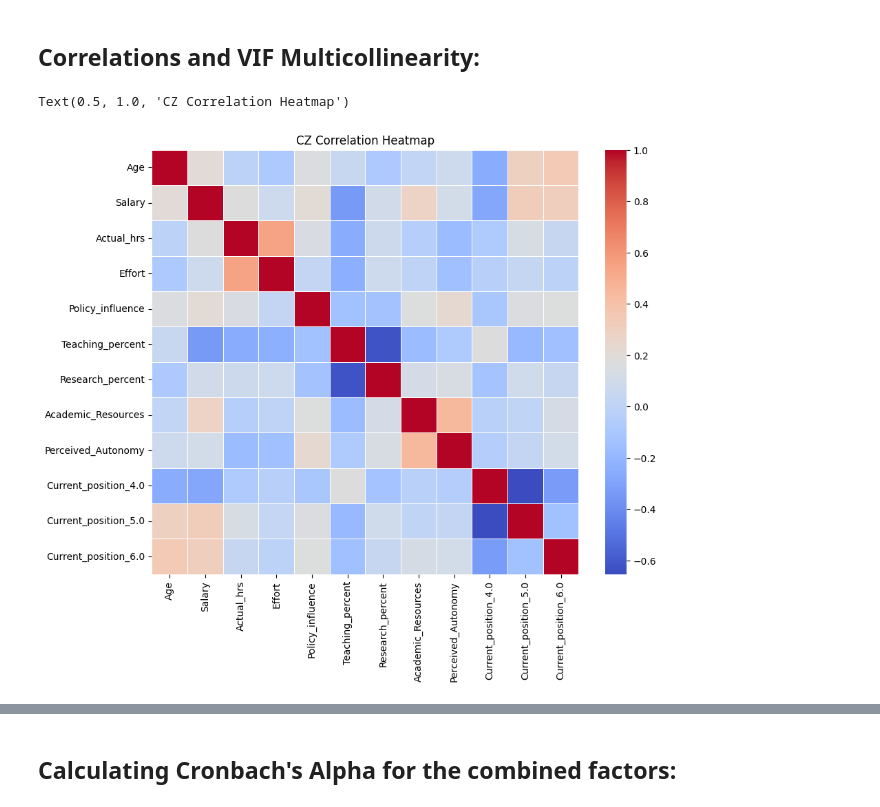
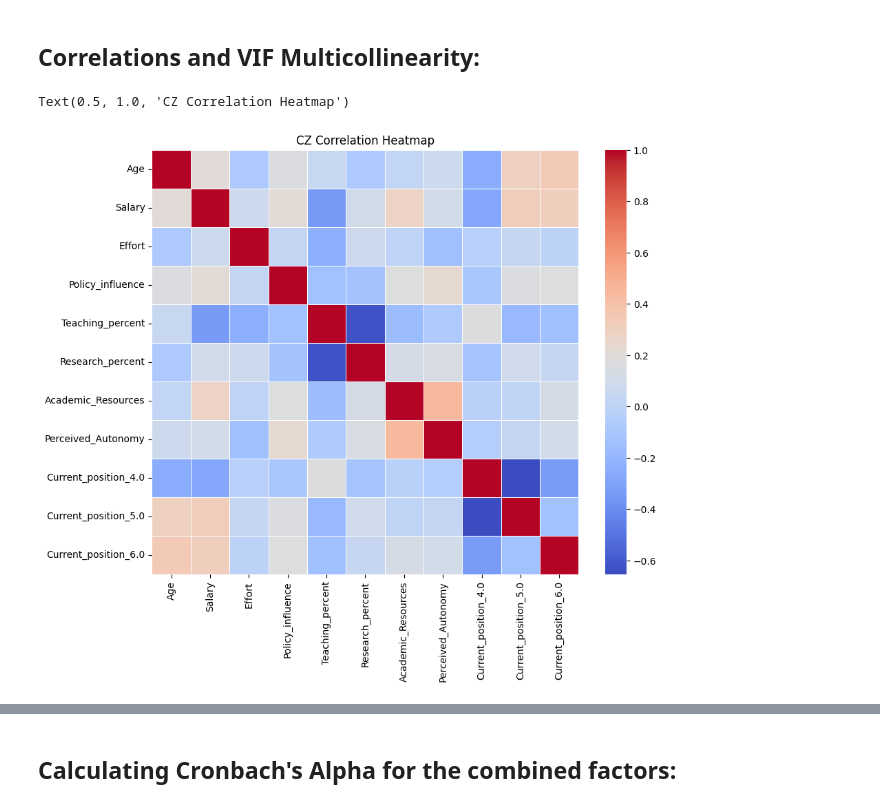
Before and after one commit to AndreiAf02/Job-Satisfaction, a Jupyter notebook: Job_Satisfaction_CZ_Seniority_Simplified.ipynb, the cells around one changed output, grey strips where cells are left out. Saved outputs shown, nothing was run; the diff lists cells and outputs as text; code cells hidden in the pictures.

```diff
--- a/Job_Satisfaction_CZ_Seniority_Simplified.ipynb
+++ b/Job_Satisfaction_CZ_Seniority_Simplified.ipynb
@@ -590,15 +595,16 @@ print(np.shape(data_cz_formatted_academic_w_dummies))
 # %% [markdown]
 ## Correlations and VIF Multicollinearity:
 # %%
-corr_cols = [col for col in data_cz_formatted_academic_w_dummies.columns if 'mod_Age' not in col and 'Job_satisfaction' not in col]
+corr_cols = [col for col in data_cz_formatted_academic_w_dummies.columns if 'mod_Age' not in col
+             and 'Job_satisfaction' not in col and 'Actual_hrs' not in col]
 correlations = data_cz_formatted_academic_w_dummies[corr_cols].corr()
 
 plt.figure(figsize=(10, 8)) #, dpi = 600)
 sns.heatmap(correlations, annot=False, cmap='coolwarm', fmt=".2f", linewidths=.5)
 plt.title('CZ Correlation Heatmap')
 # %% [output]
 Text(0.5, 1.0, 'CZ Correlation Heatmap')
-[figure, old version]
+[figure, new version]
 # %%
 ## Performing Variance Inflation Factor (VIF) analysis of the dataset:
 
```
Also changed, not shown: parts of 3 cells of this notebook.
